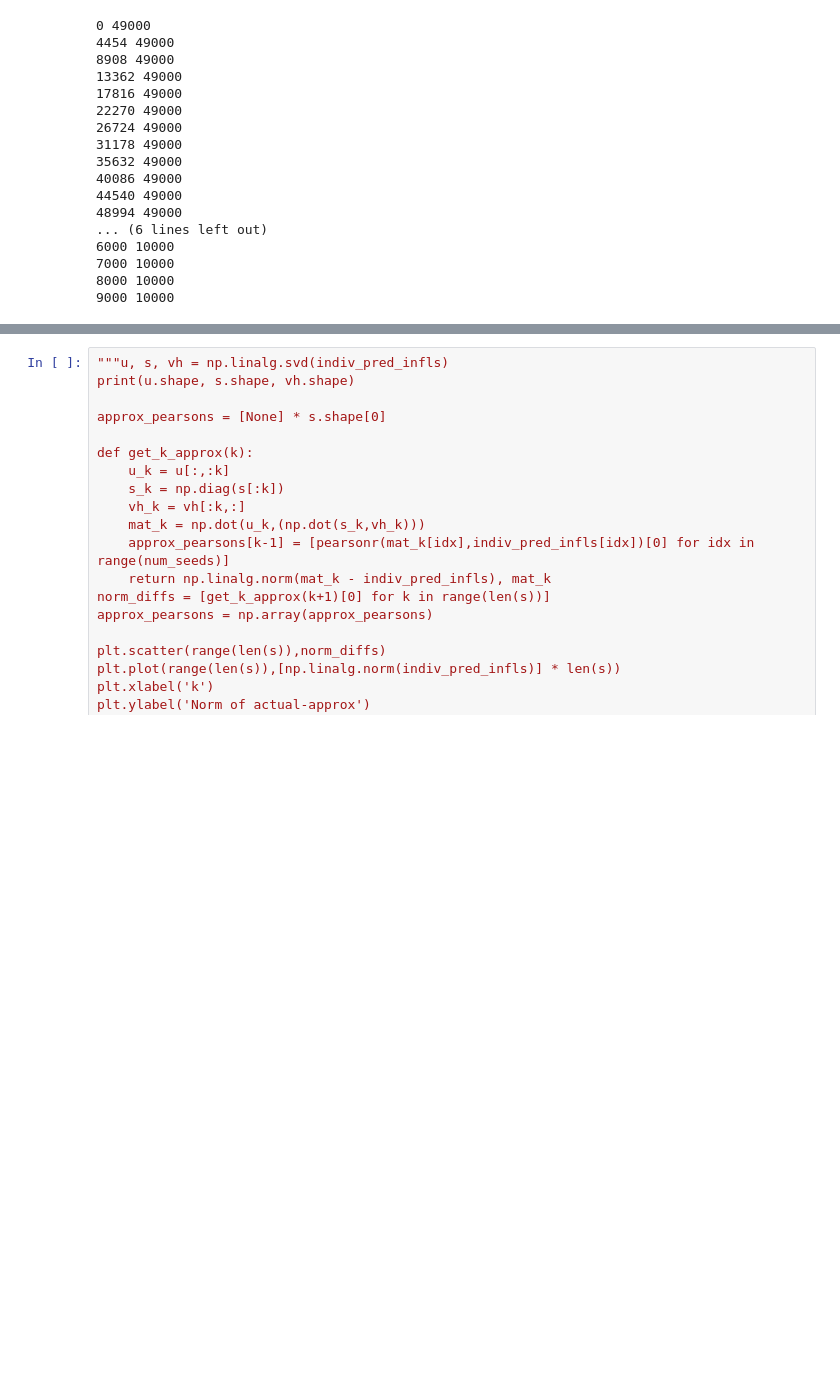
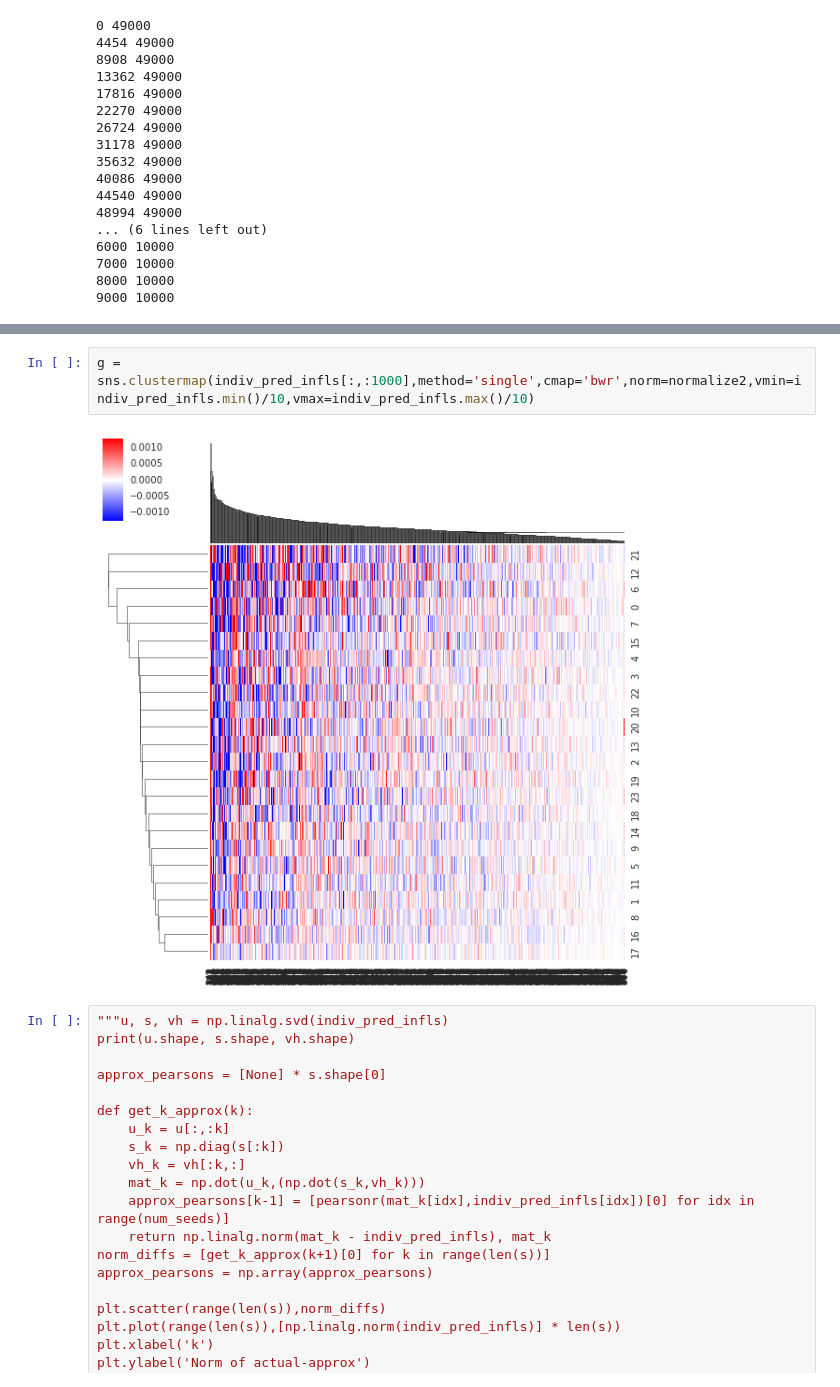
Before and after one commit to bbbert/influence-release, a Jupyter notebook: scripts/test_train_infl_stability-cifar10.ipynb, the cells around one changed output, grey strips where cells are left out. Drawn from its saved outputs; the diff is of its cells as text; blank space fills up the shorter version.

```diff
--- a/scripts/test_train_infl_stability-cifar10.ipynb
+++ b/scripts/test_train_infl_stability-cifar10.ipynb
@@ -132,3 +172,7 @@ normalize = colors.Normalize(min(train_means), max(train_means))
+# %%
+g = sns.clustermap(indiv_pred_infls[:,:1000],method='single',cmap='bwr',norm=normalize2,vmin=indiv_pred_infls.min()/10,vmax=indiv_pred_infls.max()/10)
+# %% [output]
+[figure, added]
 # %%
 """u, s, vh = np.linalg.svd(indiv_pred_infls)
 print(u.shape, s.shape, vh.shape)
```
Also changed, not shown: parts of 3 cells of this notebook, 4 other files.
